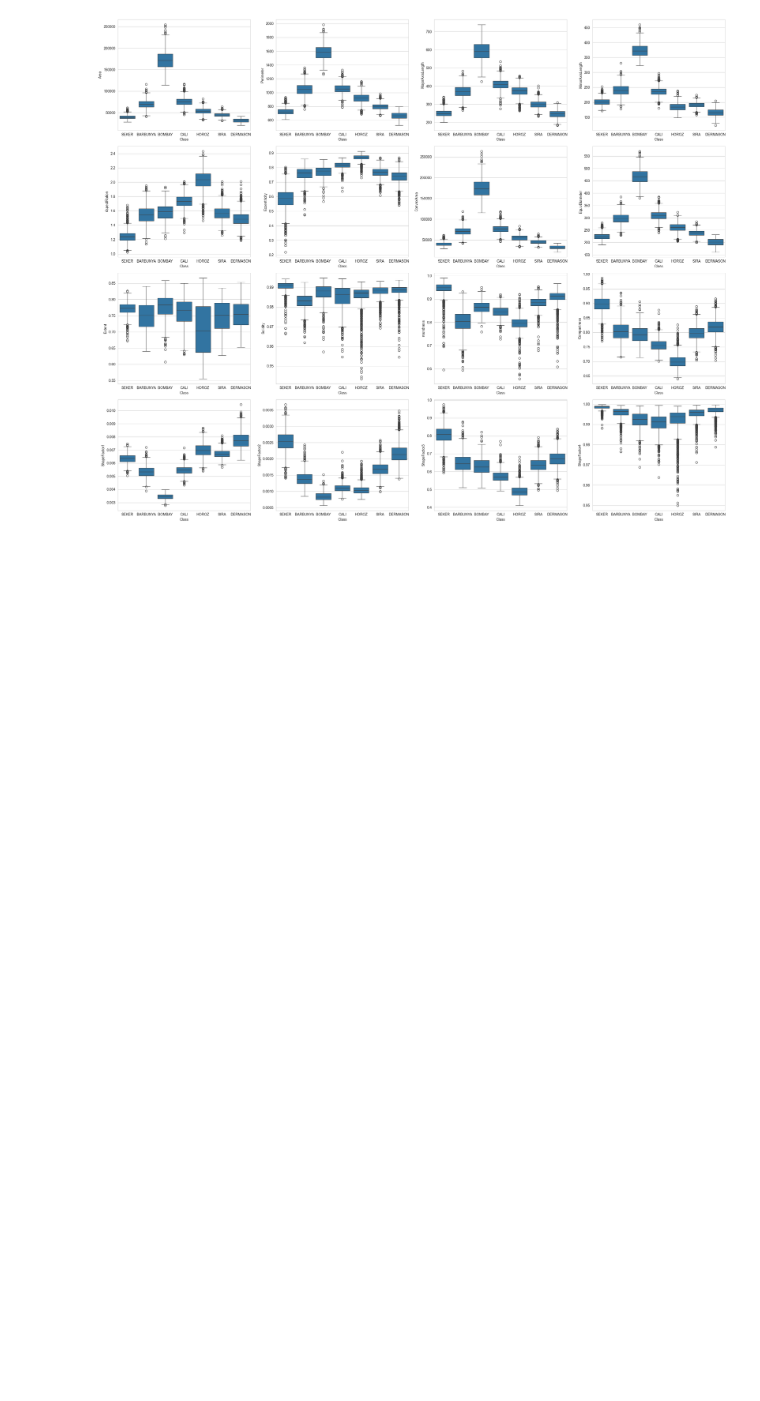
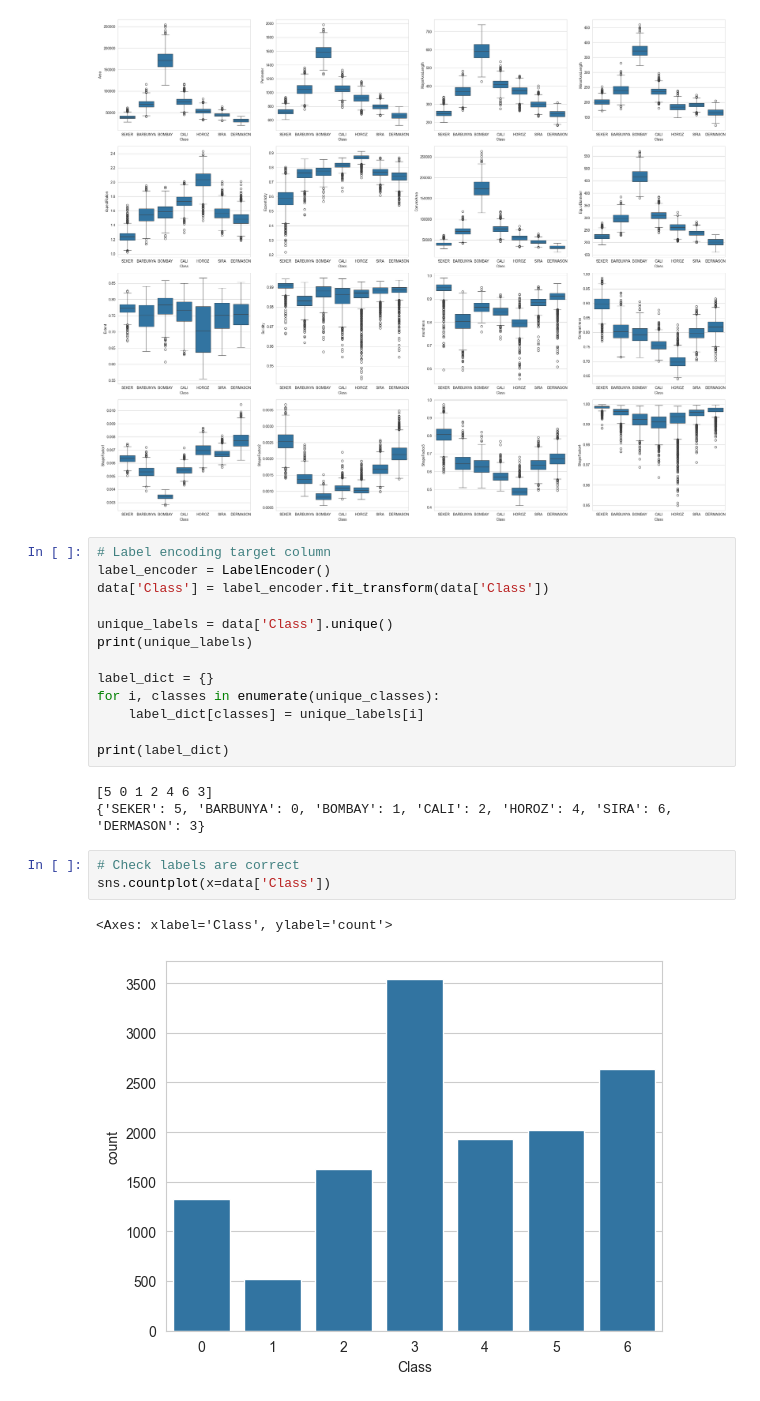
Before and after one commit to lukeeaton/ml_project_repo, a Jupyter notebook: ml_assessment.ipynb, the cells around one changed output. Cells and saved outputs as stored; diff of their text form; blank space fills up the shorter version.

```diff
--- a/ml_assessment.ipynb
+++ b/ml_assessment.ipynb
@@ -179,5 +177,27 @@ y = X.pop('Class')
 # plt.tight_layout()
 # %% [output]
 [figure]
+# %%
+# Label encoding target column
+label_encoder = LabelEncoder()
+data['Class'] = label_encoder.fit_transform(data['Class'])
+
+unique_labels = data['Class'].unique()
+print(unique_labels)
+
+label_dict = {}
+for i, classes in enumerate(unique_classes):
+    label_dict[classes] = unique_labels[i]
+
+print(label_dict)
+# %% [output]
+[5 0 1 2 4 6 3]
+{'SEKER': 5, 'BARBUNYA': 0, 'BOMBAY': 1, 'CALI': 2, 'HOROZ': 4, 'SIRA': 6, 'DERMASON': 3}
+# %%
+# Check labels are correct
+sns.countplot(x=data['Class'])
+# %% [output]
+<Axes: xlabel='Class', ylabel='count'>
+[figure, added]
 # %%
 # Data preprocessing - splitting data
```
Also changed, not shown: parts of 8 cells of this notebook.
